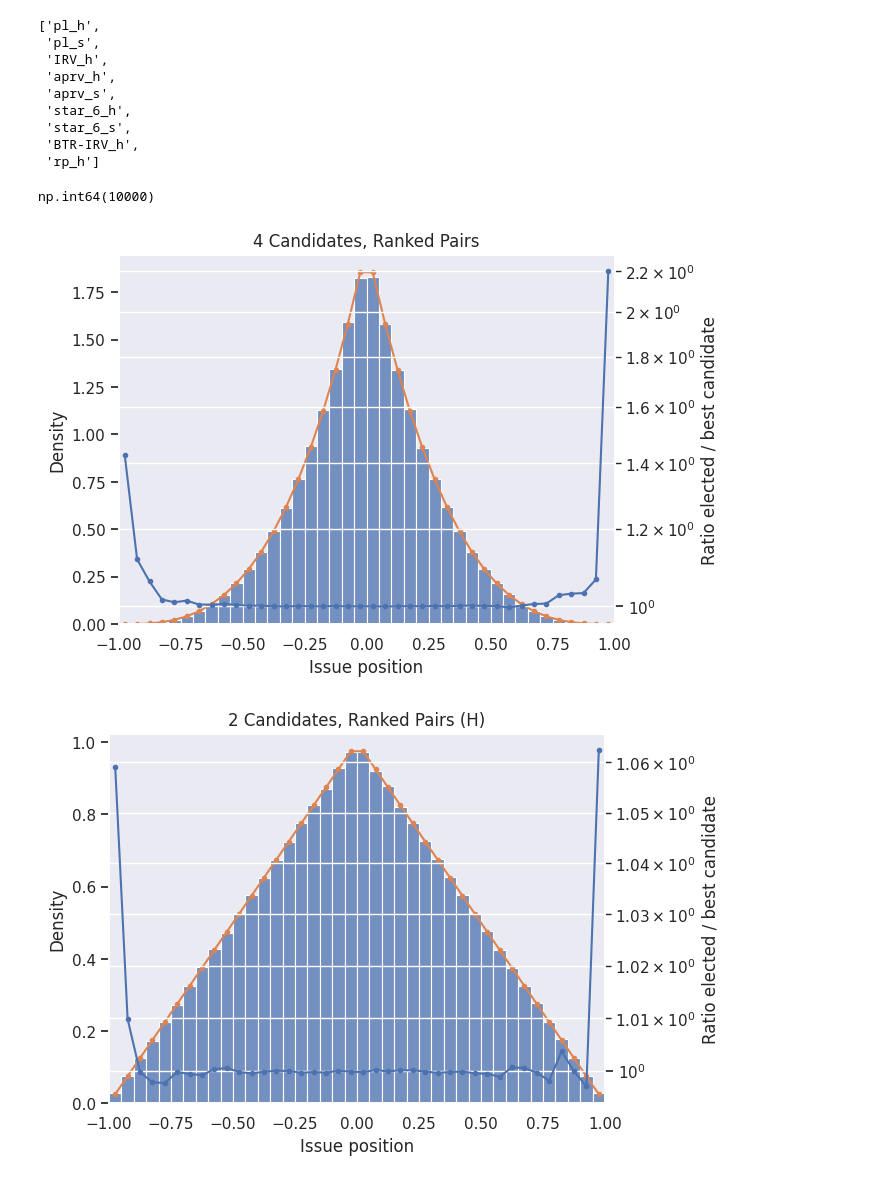
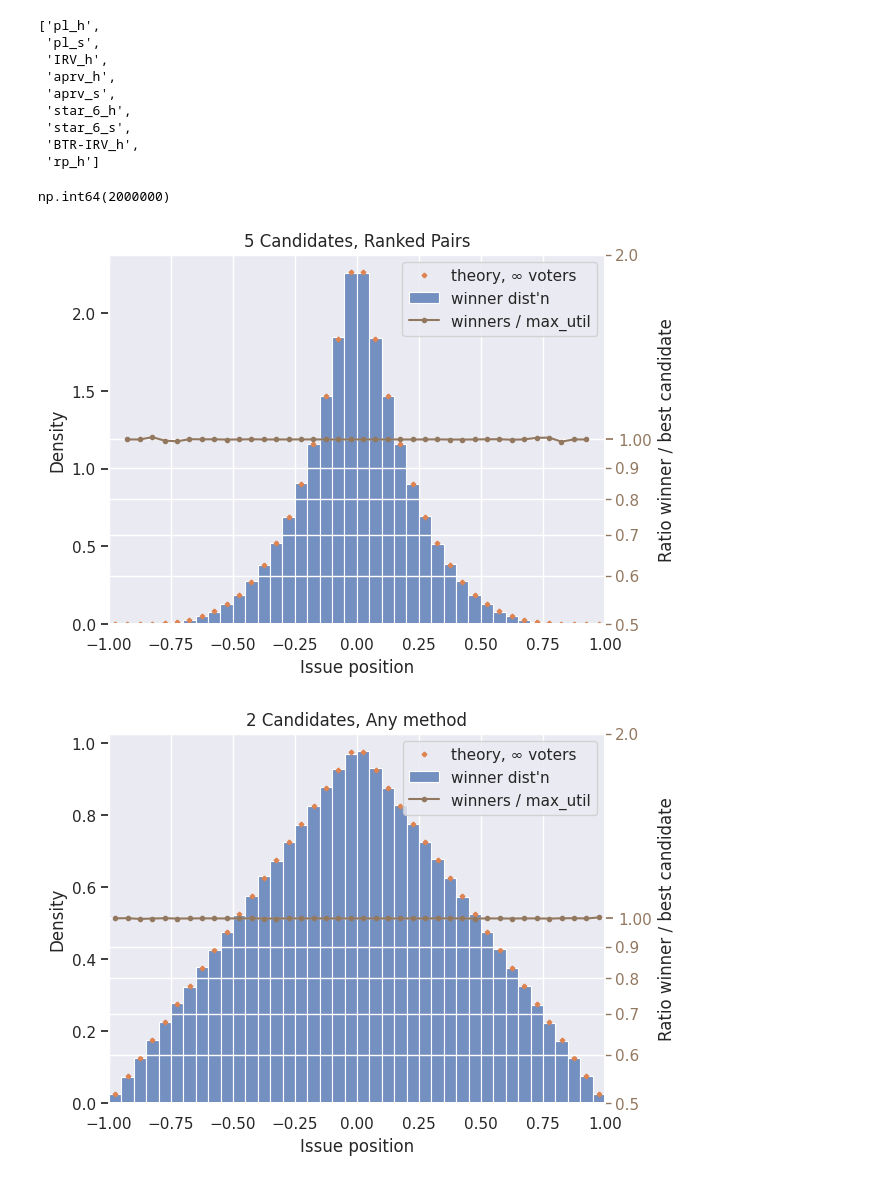
Before and after one commit to tcawlfield/vote-sim-studies, a Jupyter notebook: notebooks/center_squeeze.ipynb, the cells around one changed output. Saved outputs shown, nothing was run; the diff lists cells and outputs as text; code cells hidden in the pictures.

Commit message:
Adding partial content for center-squeeze

```diff
--- a/notebooks/center_squeeze.ipynb
+++ b/notebooks/center_squeeze.ipynb
@@ -69 +63,7 @@ rslt_2c = ak.from_parquet('ctr_sqz_1d_2c.parquet')
+# %%
+rslt_2c = ak.from_parquet('ctr_sqz_1d_2c.parquet')
+rslt_3c = ak.from_parquet('ctr_sqz_1d_3c.parquet')
+rslt_5c = ak.from_parquet('ctr_sqz_1d_5c.parquet')
+# rslt_8c = ak.from_parquet('ctr_sqz_1d_8c.parquet')
+# rslt_13c = ak.from_parquet('ctr_sqz_1d_13c.parquet')
 # %%
@@ -111,5 +118,5 @@ Text(0.5, 1.0, 'Two candidates (All voting methods agree)')
 # %%
-rslt=rslt_4c
+rslt=rslt_5c
 iss = rslt.issues[:,:,0]
 ncand = len(rslt.issues[0, :, 0])
 print(f"{ncand=}")
@@ -121,5 +128,7 @@ all_iss = iss[np.arange(len(iss)), np.random.randint(0,ncand,len(iss))]
 max_util = rslt.issues[:, 0, 0]
 sns.histplot({'Random':all_iss, 'FPTP (H)':pl_h_winner_iss, 'Max utility':max_util},
              binrange=(-1,1), bins=80, stat='density')
-plt.title("Four candidates")
+plt.title("Five candidates")
+plt.xlabel("Issue position")
+plt.savefig("plots/oneissue_5cand_fptp_hist.png")
 # %% [output]
@@ -161,11 +168,12 @@ rslt_4c.methods.fields
  'BTR-IRV_h',
  'rp_h']
 # %%
-ak.count_nonzero(rslt_4c.in_smith[np.arange(len(iss)), rslt_4c.methods["rp_h"].winner])
+ak.count_nonzero(rslt_5c.in_smith[np.arange(len(iss)), rslt_5c.methods["rp_h"].winner])
 # %% [output]
-np.int64(10000)
+np.int64(2000000)
 # %%
-def hist_1d_issue(rslt, method, ncand=4, ax=None, nbins=40, title=""):
+def hist_1d_issue(rslt, method, ax=None, nbins=40, title="", y2lims=None):
+    ncand = len(rslt.issues[0, :, 0])
     if ax is None:
         _, ax = plt.subplots(1, 1)
     iss = rslt.issues[:,:,0]
@@ -178,26 +186,35 @@ def hist_1d_issue(rslt, method, ncand=4, ax=None, nbins=40, title=""):
     winner_dist_ratio = winner_hist / best_hist
     best_theory = (1. - np.abs(bin_edges))**ncand
     best_theory = np.abs(best_theory[1:] - best_theory[:-1]) / 2 / bin_width
-    sns.histplot(winner_iss, binrange=(-1,1), bins=nbins, stat='density', ax=ax)
-    ax.plot(bin_centers, best_theory, '.-', c='C1')
+    sns.histplot(winner_iss, binrange=(-1,1), bins=nbins, stat='density', ax=ax, label="winner dist'n")
+    ax.plot(bin_centers, best_theory, 'P', markersize=3, c='C1', label="theory, ∞ voters")
     ax.set_xlim([-1, 1])
     ax2 = ax.twinx()
-    ax2.semilogy(bin_centers, winner_dist_ratio, '.-')
-    ax2.set_ylabel("Ratio elected / best candidate")
-    # ax2.set_ylim((0.1, 10.))
-    ax.grid(visible=False)
-    ax2.grid(which="minor", axis="y")
+    ax2.semilogy(bin_centers, winner_dist_ratio, '.-', label="winners / max_util", c="C5")
+    ax2.set_ylabel("Ratio winner / best candidate")
+    ax2.yaxis.set_minor_formatter(matplotlib.ticker.ScalarFormatter())
+    ax2.yaxis.set_major_formatter(matplotlib.ticker.ScalarFormatter())
+    ax2.tick_params(axis='y', which="both", colors='C5')
+    #ax2.yaxis.label.set_color("C4")
+    if y2lims:
+        ax2.set_ylim(y2lims)
+    ax.grid(which="major", axis="y")  # is this a bug?
+    ax2.grid(which="minor", axis="y")  # or is it this one?
     ax.set_xlabel("Issue position")
     if title:
         plt.title(title)
+    h1, l1 = ax.get_legend_handles_labels()
+    h2, l2 = ax2.get_legend_handles_labels()
+    ax.legend(h1+h2, l1+l2, loc="upper right")
 # %%
-hist_1d_issue(rslt_4c, 'rp_h', nbins=40, title='4 Candidates, Ranked Pairs')
+hist_1d_issue(rslt_5c, 'rp_h', nbins=40, title='5 Candidates, Ranked Pairs', y2lims=(.5,2.0))
 # %% [output]
-[figure, old version]
+[figure, new version]
 # %%
-hist_1d_issue(rslt_2c, 'rp_h', ncand=2, nbins=40, title='2 Candidates, Ranked Pairs (H)')
+hist_1d_issue(rslt_2c, 'rp_h', nbins=40, title='2 Candidates, Any method', y2lims=(.5,2.0))
+plt.savefig("plots/oneissue_twocand_ratio.png")
 # %% [output]
-[figure, old version]
+[figure, new version]
 # %%
 rp_h_2c_misses = rslt_2c[rslt_2c.methods.rp_h.winner != rslt_2c.ideal_cand]
 print(f"{len(rp_h_2c_misses)=}")
```
Also changed, not shown: parts of 31 cells of this notebook, 46 other files.
